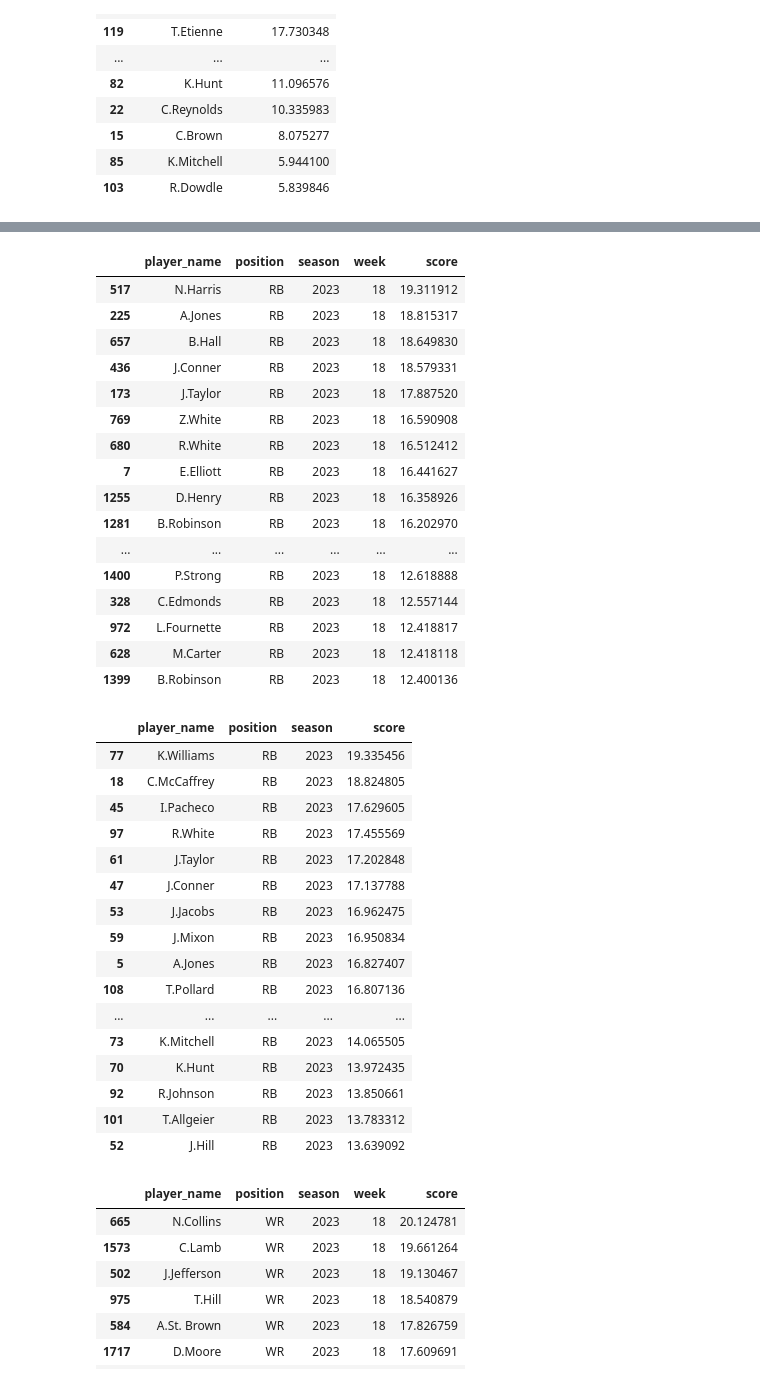
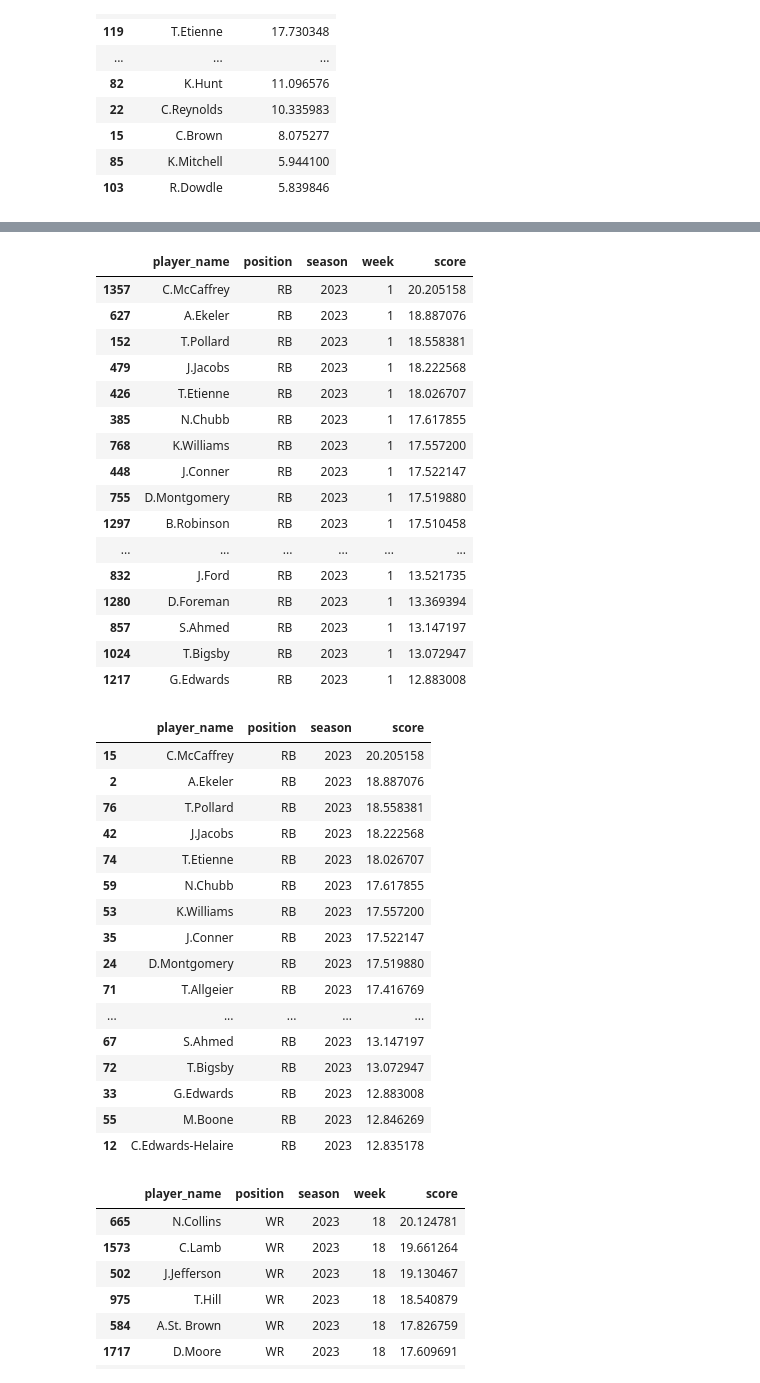
Before and after one commit to tbakely/NFL-Analysis, a Jupyter notebook: analysis.ipynb, the cells around one changed output, grey strips where cells are left out. Saved outputs shown, nothing was run; the diff lists cells and outputs as text; code cells hidden in the pictures.

```diff
--- a/analysis.ipynb
+++ b/analysis.ipynb
@@ -541,43 +892,43 @@ te_report = PR("TE")
 # %%
-rb_report.get_report_by_week(18).head(50)
+rb_report.get_report_by_week(1).head(50)
 # %% [output]
 |  | player_name | position | season | week | score |
-| 517 | N.Harris | RB | 2023 | 18 | 19.311912 |
-| 225 | A.Jones | RB | 2023 | 18 | 18.815317 |
-| 657 | B.Hall | RB | 2023 | 18 | 18.649830 |
-| 436 | J.Conner | RB | 2023 | 18 | 18.579331 |
-| 173 | J.Taylor | RB | 2023 | 18 | 17.887520 |
-| 769 | Z.White | RB | 2023 | 18 | 16.590908 |
-| 680 | R.White | RB | 2023 | 18 | 16.512412 |
-| 7 | E.Elliott | RB | 2023 | 18 | 16.441627 |
-| 1255 | D.Henry | RB | 2023 | 18 | 16.358926 |
-| 1281 | B.Robinson | RB | 2023 | 18 | 16.202970 |
+| 1357 | C.McCaffrey | RB | 2023 | 1 | 20.205158 |
+| 627 | A.Ekeler | RB | 2023 | 1 | 18.887076 |
+| 152 | T.Pollard | RB | 2023 | 1 | 18.558381 |
+| 479 | J.Jacobs | RB | 2023 | 1 | 18.222568 |
+| 426 | T.Etienne | RB | 2023 | 1 | 18.026707 |
+| 385 | N.Chubb | RB | 2023 | 1 | 17.617855 |
+| 768 | K.Williams | RB | 2023 | 1 | 17.557200 |
+| 448 | J.Conner | RB | 2023 | 1 | 17.522147 |
+| 755 | D.Montgomery | RB | 2023 | 1 | 17.519880 |
+| 1297 | B.Robinson | RB | 2023 | 1 | 17.510458 |
 | ... | ... | ... | ... | ... | ... |
-| 1400 | P.Strong | RB | 2023 | 18 | 12.618888 |
-| 328 | C.Edmonds | RB | 2023 | 18 | 12.557144 |
-| 972 | L.Fournette | RB | 2023 | 18 | 12.418817 |
-| 628 | M.Carter | RB | 2023 | 18 | 12.418118 |
-| 1399 | B.Robinson | RB | 2023 | 18 | 12.400136 |
+| 832 | J.Ford | RB | 2023 | 1 | 13.521735 |
+| 1280 | D.Foreman | RB | 2023 | 1 | 13.369394 |
+| 857 | S.Ahmed | RB | 2023 | 1 | 13.147197 |
+| 1024 | T.Bigsby | RB | 2023 | 1 | 13.072947 |
+| 1217 | G.Edwards | RB | 2023 | 1 | 12.883008 |
 # %%
-rb_report.compare_reports(9, 18).head(50)
+rb_report.compare_reports(1, 1).head(50)
 # %% [output]
 |  | player_name | position | season | score |
-| 77 | K.Williams | RB | 2023 | 19.335456 |
-| 18 | C.McCaffrey | RB | 2023 | 18.824805 |
-| 45 | I.Pacheco | RB | 2023 | 17.629605 |
-| 97 | R.White | RB | 2023 | 17.455569 |
-| 61 | J.Taylor | RB | 2023 | 17.202848 |
-| 47 | J.Conner | RB | 2023 | 17.137788 |
-| 53 | J.Jacobs | RB | 2023 | 16.962475 |
-| 59 | J.Mixon | RB | 2023 | 16.950834 |
-| 5 | A.Jones | RB | 2023 | 16.827407 |
-| 108 | T.Pollard | RB | 2023 | 16.807136 |
+| 15 | C.McCaffrey | RB | 2023 | 20.205158 |
+| 2 | A.Ekeler | RB | 2023 | 18.887076 |
+| 76 | T.Pollard | RB | 2023 | 18.558381 |
+| 42 | J.Jacobs | RB | 2023 | 18.222568 |
+| 74 | T.Etienne | RB | 2023 | 18.026707 |
+| 59 | N.Chubb | RB | 2023 | 17.617855 |
+| 53 | K.Williams | RB | 2023 | 17.557200 |
+| 35 | J.Conner | RB | 2023 | 17.522147 |
+| 24 | D.Montgomery | RB | 2023 | 17.519880 |
+| 71 | T.Allgeier | RB | 2023 | 17.416769 |
 | ... | ... | ... | ... | ... |
-| 73 | K.Mitchell | RB | 2023 | 14.065505 |
-| 70 | K.Hunt | RB | 2023 | 13.972435 |
-| 92 | R.Johnson | RB | 2023 | 13.850661 |
-| 101 | T.Allgeier | RB | 2023 | 13.783312 |
-| 52 | J.Hill | RB | 2023 | 13.639092 |
+| 67 | S.Ahmed | RB | 2023 | 13.147197 |
+| 72 | T.Bigsby | RB | 2023 | 13.072947 |
+| 33 | G.Edwards | RB | 2023 | 12.883008 |
+| 55 | M.Boone | RB | 2023 | 12.846269 |
+| 12 | C.Edwards-Helaire | RB | 2023 | 12.835178 |
 # %%
 wr_report.get_report_by_week(18).head(36)
 # %% [output]
```
Also changed, not shown: parts of 15 cells of this notebook, 5 other files.
